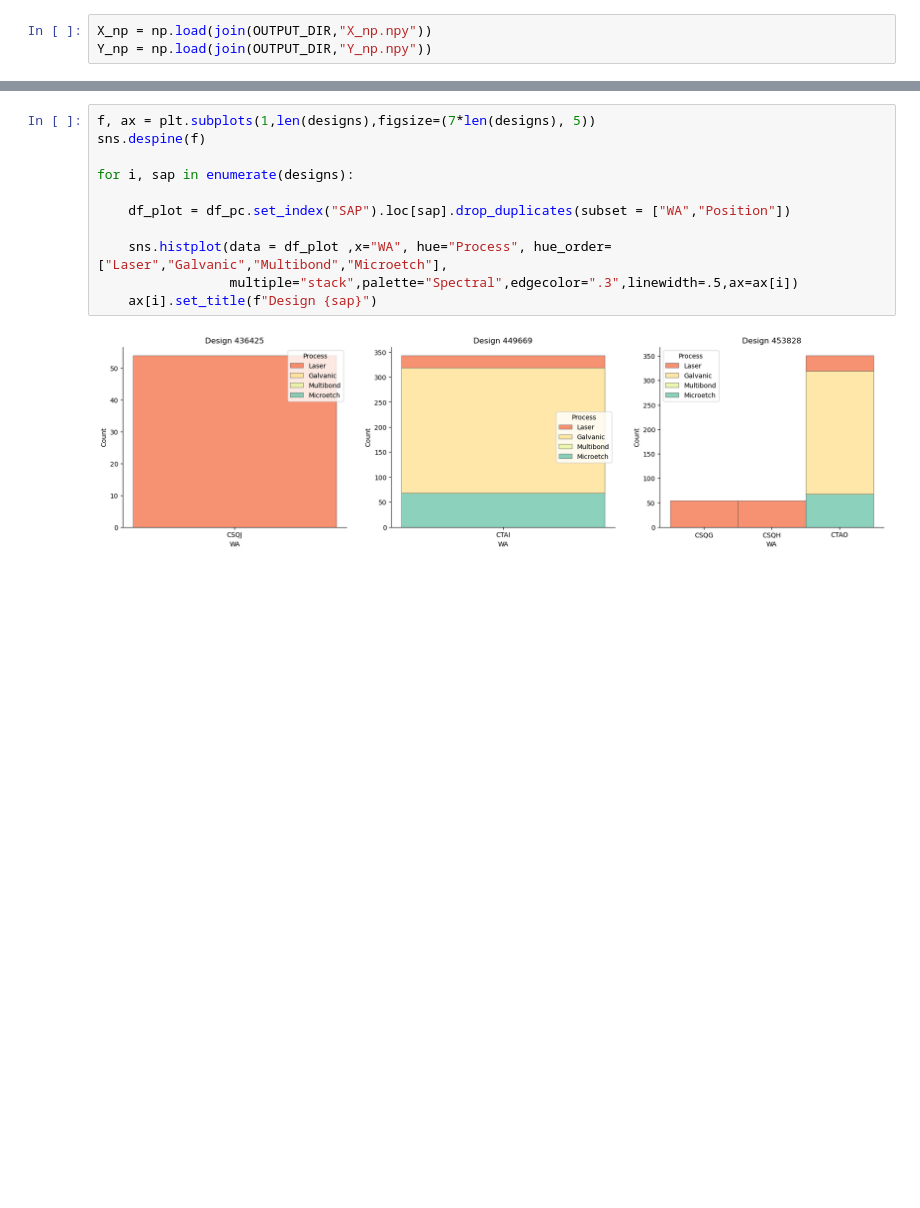
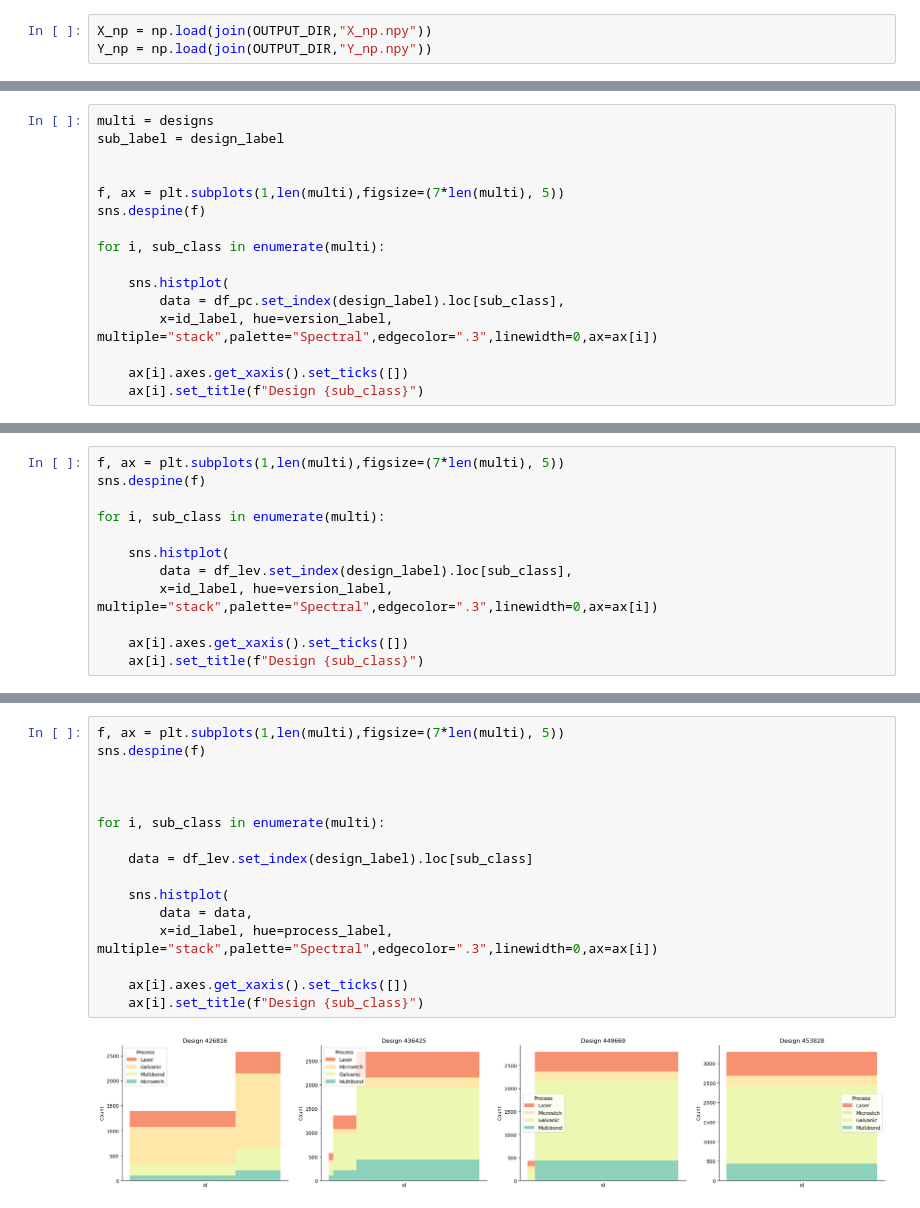
Before and after one commit to Arajeswa/proT_pipeline, a Jupyter notebook: notebooks/nb_check_data.ipynb, the cells around one changed output, grey strips where cells are left out. Drawn from its saved outputs; the diff is of its cells as text; blank space fills up the shorter version.

```diff
--- a/notebooks/nb_check_data.ipynb
+++ b/notebooks/nb_check_data.ipynb
@@ -149,0 +111,16 @@ plt.show()
+# %%
+multi = designs
+sub_label = design_label
+
+
+f, ax = plt.subplots(1,len(multi),figsize=(7*len(multi), 5))
+sns.despine(f)
+
+for i, sub_class in enumerate(multi):
+
+    sns.histplot(
+        data = df_pc.set_index(design_label).loc[sub_class],
+        x=id_label, hue=version_label, multiple="stack",palette="Spectral",edgecolor=".3",linewidth=0,ax=ax[i])
+
+    ax[i].axes.get_xaxis().set_ticks([])
+    ax[i].set_title(f"Design {sub_class}")
@@ -149,0 +131,12 @@ plt.show()
+# %%
+f, ax = plt.subplots(1,len(multi),figsize=(7*len(multi), 5))
+sns.despine(f)
+
+for i, sub_class in enumerate(multi):
+
+    sns.histplot(
+        data = df_lev.set_index(design_label).loc[sub_class],
+        x=id_label, hue=version_label, multiple="stack",palette="Spectral",edgecolor=".3",linewidth=0,ax=ax[i])
+
+    ax[i].axes.get_xaxis().set_ticks([])
+    ax[i].set_title(f"Design {sub_class}")
@@ -150,13 +145,18 @@ plt.show()
 # %%
-f, ax = plt.subplots(1,len(designs),figsize=(7*len(designs), 5))
+f, ax = plt.subplots(1,len(multi),figsize=(7*len(multi), 5))
 sns.despine(f)
 
-for i, sap in enumerate(designs):
 
-    df_plot = df_pc.set_index("SAP").loc[sap].drop_duplicates(subset = ["WA","Position"])
 
-    sns.histplot(data = df_plot ,x="WA", hue="Process", hue_order=["Laser","Galvanic","Multibond","Microetch"],
-                 multiple="stack",palette="Spectral",edgecolor=".3",linewidth=.5,ax=ax[i])
-    ax[i].set_title(f"Design {sap}")
+for i, sub_class in enumerate(multi):
+
+    data = df_lev.set_index(design_label).loc[sub_class]
+
+    sns.histplot(
+        data = data,
+        x=id_label, hue=process_label, multiple="stack",palette="Spectral",edgecolor=".3",linewidth=0,ax=ax[i])
+
+    ax[i].axes.get_xaxis().set_ticks([])
+    ax[i].set_title(f"Design {sub_class}")
 # %% [output]
-[figure, old version]
+[figure, new version]
```
Also changed, not shown: parts of 18 cells of this notebook, 15 other files.
